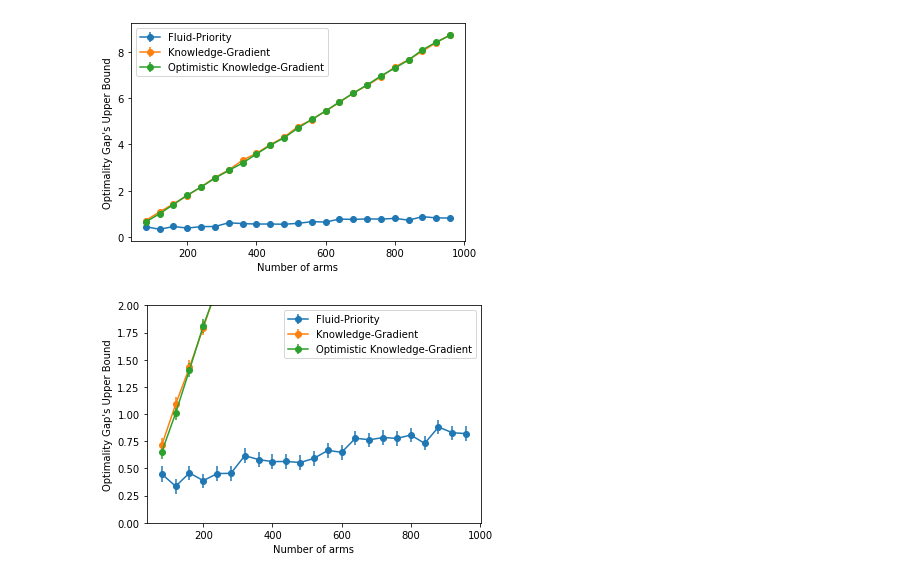
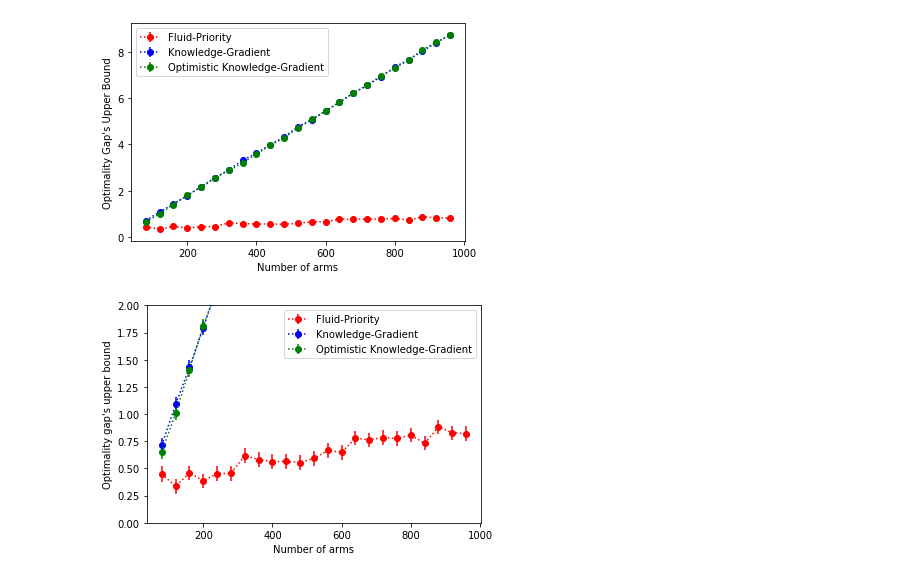
Before and after one commit to xiangyu-zhang-95/ZhangFrazier2020RestlessBandit, a Jupyter notebook: Crowdsourced-Labeling/Plot.ipynb, the cells around one changed output. Drawn from its saved outputs; the diff is of its cells as text; code cells hidden in the pictures.

```diff
--- a/Crowdsourced-Labeling/Plot.ipynb
+++ b/Crowdsourced-Labeling/Plot.ipynb
@@ -8,22 +8,22 @@ dfs = [pd.read_csv(fname, index_col=0) for fname in fnames]
 clrs = ["r", "b", "g"]
 # %%
 for i in range(3):
-    plt.errorbar(dfs[i].loc["N"][1:], dfs[i].loc["opt-gap"][1:], marker="o",
-                 yerr=2 * dfs[i].loc["std"][1:], label=plcies[i])
+    plt.errorbar(dfs[i].loc["N"][1:], dfs[i].loc["opt-gap"][1:], marker="o", ls=":",
+                 yerr=2 * dfs[i].loc["std"][1:], label=plcies[i], color=clrs[i])
 plt.xlabel("Number of arms")
 plt.ylabel("Optimality Gap's Upper Bound")
 plt.legend()
 plt.savefig("2a.png")
 # %% [output]
-[figure, old version]
+[figure, new version]
 # %%
 for i in range(3):
-    plt.errorbar(dfs[i].loc["N"][1:], dfs[i].loc["opt-gap"][1:], marker="o",
-                 yerr=2 * dfs[i].loc["std"][1:], label=plcies[i])
+    plt.errorbar(dfs[i].loc["N"][1:], dfs[i].loc["opt-gap"][1:], marker="o", ls=":",
+                 yerr=2 * dfs[i].loc["std"][1:], label=plcies[i], color=clrs[i])
 plt.xlabel("Number of arms")
-plt.ylabel("Optimality Gap's Upper Bound")
+plt.ylabel("Optimality gap's upper bound")
 plt.ylim(0, 2)
 plt.legend()
 plt.savefig("2b.png")
 # %% [output]
-[figure, old version]
+[figure, new version]
```
Also changed, not shown: 21 other files.
